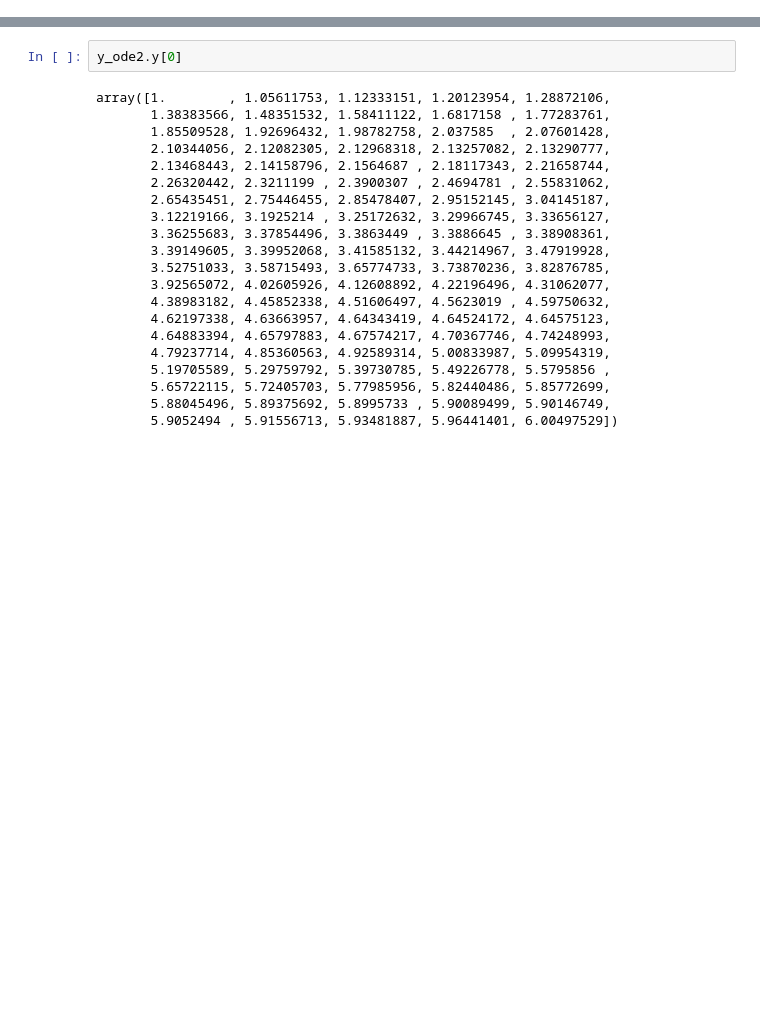
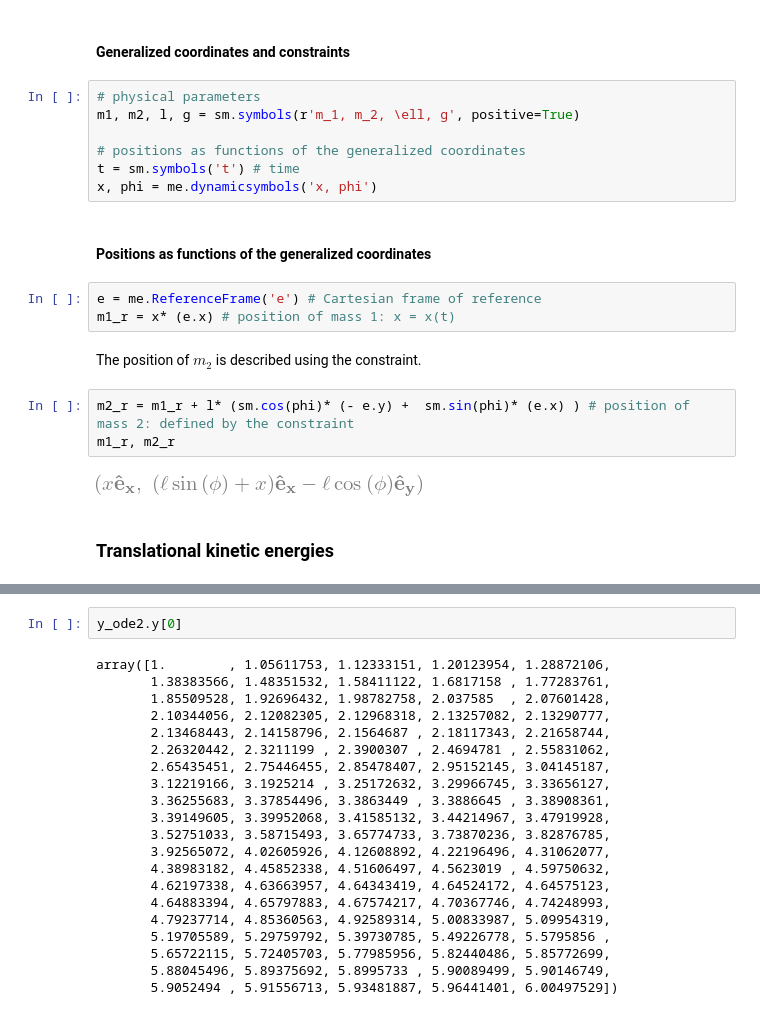
Before and after one commit to unlam/ComputationalAnalyticalMechanics, a Jupyter notebook: 05Simulation/pendulumFreeSimulSolved.ipynb, the cells around one changed output, grey strips where cells are left out. Drawn from its saved outputs; the diff is of its cells as text; blank space fills up the shorter version.

```diff
--- a/05Simulation/pendulumFreeSimulSolved.ipynb
+++ b/05Simulation/pendulumFreeSimulSolved.ipynb
@@ -152,0 +31,23 @@ def eulerLagrange(T, V, coordenadaGeneralizada):
+# %% [markdown]
+#### Generalized coordinates and constraints
+# %%
+# physical parameters
+m1, m2, l, g = sm.symbols(r'm_1, m_2, \ell, g', positive=True)
+
+# positions as functions of the generalized coordinates
+t = sm.symbols('t') # time
+x, phi = me.dynamicsymbols('x, phi')
+# %% [markdown]
+#### Positions as functions of the generalized coordinates
+# %%
+e = me.ReferenceFrame('e') # Cartesian frame of reference
+m1_r = x* (e.x) # position of mass 1: x = x(t)
+# %% [markdown]
+The position of $m_2$ is described using the constraint.
+# %%
+m2_r = m1_r + l* (sm.cos(phi)* (- e.y) +  sm.sin(phi)* (e.x) ) # position of mass 2: defined by the constraint
+m1_r, m2_r
+# %% [output]
+[figure, added]
+# %% [markdown]
+### Translational kinetic energies
```
Also changed, not shown: parts of 89 cells of this notebook, 1 other file.
